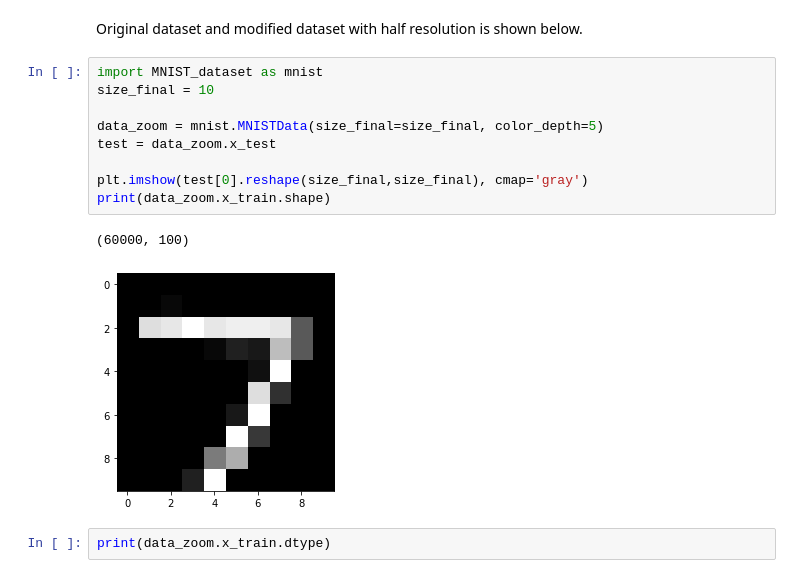
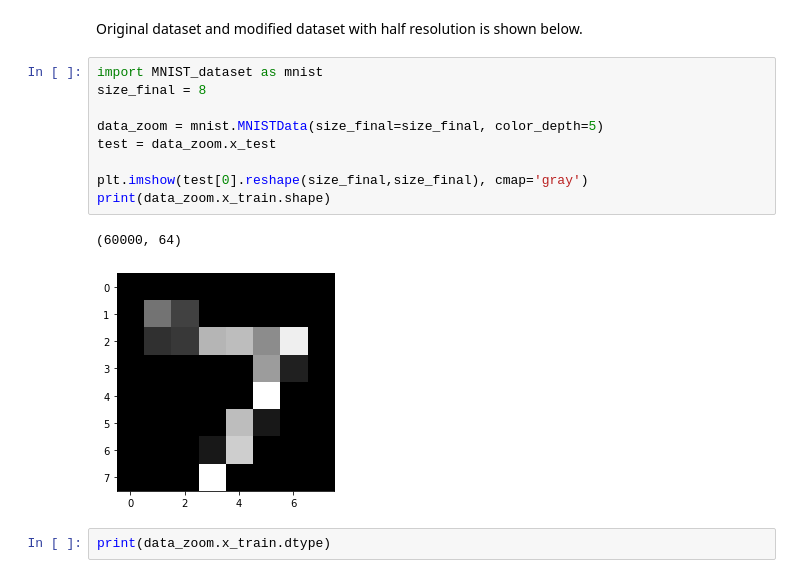
Before and after one commit to LorenzoValente3/Autoencoder-for-FPGA, a Jupyter notebook: AE.ipynb, the cells around one changed output. Drawn from its saved outputs; the diff is of its cells as text.

```diff
--- a/AE.ipynb
+++ b/AE.ipynb
@@ -20,16 +20,16 @@ from callbacks import all_callbacks
 Original dataset and modified dataset with half resolution is shown below.
 # %%
 import MNIST_dataset as mnist
-size_final = 10
+size_final = 8
 
 data_zoom = mnist.MNISTData(size_final=size_final, color_depth=5)
 test = data_zoom.x_test
 
 plt.imshow(test[0].reshape(size_final,size_final), cmap='gray')
 print(data_zoom.x_train.shape)
 # %% [output]
-(60000, 100)
+(60000, 64)
-[figure, old version]
+[figure, new version]
 # %%
 print(data_zoom.x_train.dtype)
 # %% [output]
```
Also changed, not shown: parts of 4 cells of this notebook, 45 other files.
